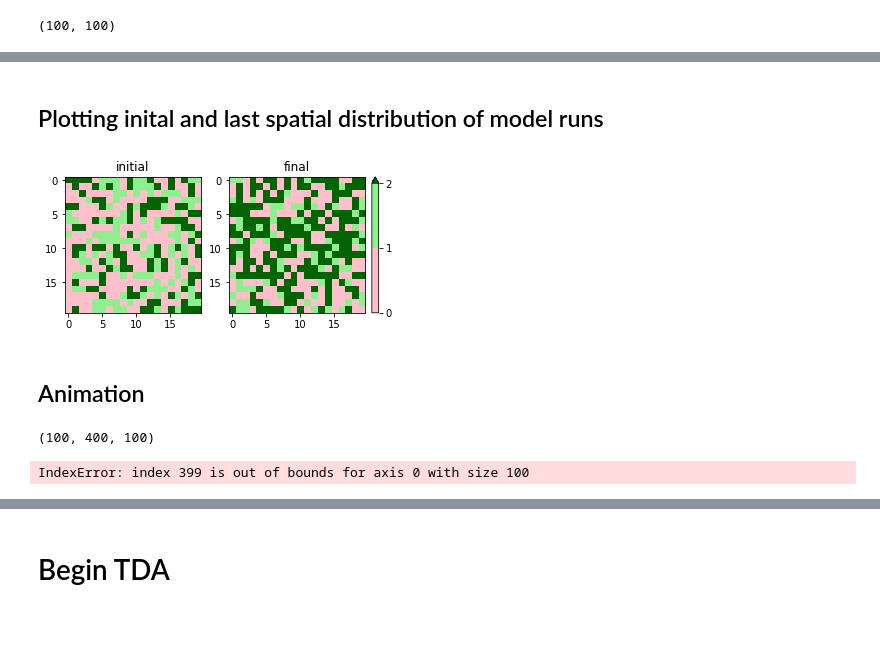
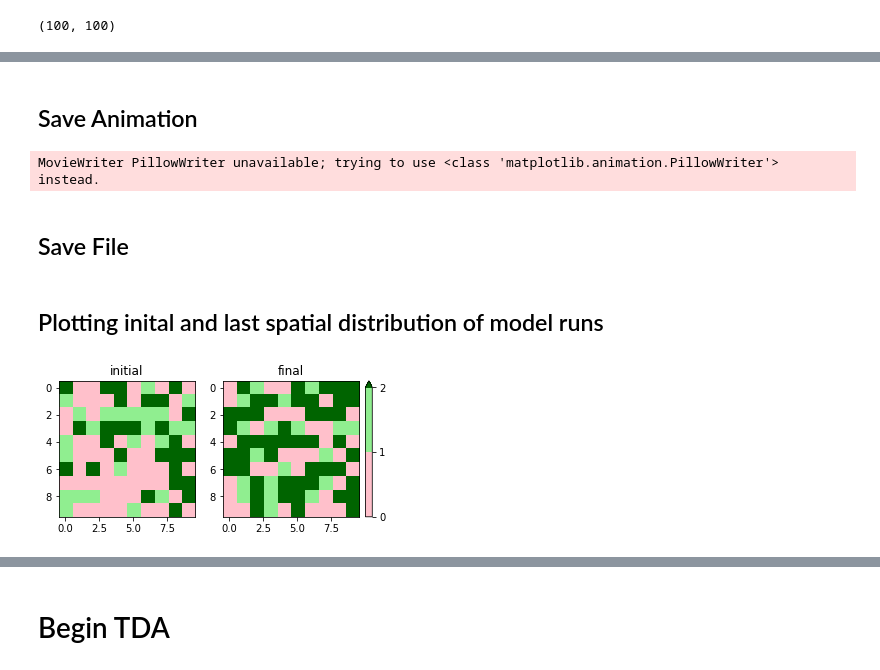
Before and after one commit to rneuhausler/coralModel-analyses, a Jupyter notebook: scripts/coralModelTDA.ipynb, the cells around one changed output, grey strips where cells are left out. Saved outputs shown, nothing was run; the diff lists cells and outputs as text; code cells hidden in the pictures; blank space fills up the shorter version.

```diff
--- a/scripts/coralModelTDA.ipynb
+++ b/scripts/coralModelTDA.ipynb
@@ -87,28 +78,0 @@ types = np.zeros((NumberOfRuns, NumberOfNodes, NumberOfSimulations))
-# %%
-length = 10
-width = 10
-
-for s in range(0,NumberOfSimulations):
-
-#Generate square 8x8 reef with randomly assigned types
-#0 = Coral, 1 = Turf, 2 = Algae
-    Moorea = Reef()
-    count = 0
-    for i in range(0,length):
-        for j in range(0, width):
-            U = np.random.choice([0,1,2],
-                                 p=[coralPercent, turfPercent, algaePercent])
-            node = Organism(type=U, location=[i,j], ID=count)
-            Moorea.append(node)
-            count = count + 1
-    Moorea.generateGraph()
-    #NumberOfNodes = count
-
-#Run model
-    for n in range(0,NumberOfRuns):
-        for i,val in enumerate(Moorea.nodes):
-            types[n,i,s] = Moorea.nodes[i].type
-        coralCount[n,s] = np.count_nonzero(types[n,:,s] == 0)
-        turfCount[n,s] = np.count_nonzero(types[n,:,s] == 1)
-        algaeCount[n,s] = np.count_nonzero(types[n,:,s] == 2)
-        Moorea.roll(r=r, d=d, a=a, g=g, y=y, dt=dt)
@@ -200,3 +178,9 @@ ani = animation.ArtistAnimation(fig, img, interval=200, blit=True, repeat_delay=
+# %% [markdown]
+## Save Animation
 # %%
 ## save animation
-ani.save('./sim53_highcoral2020.gif', writer='imagemagick', fps=5)
+ani.save('./71.gif', writer='PillowWriter', fps=5)
+# %% [output]
+MovieWriter PillowWriter unavailable; trying to use <class 'matplotlib.animation.PillowWriter'> instead.
+# %% [markdown]
+## Save File
@@ -205,14 +191,9 @@ ani.save('./sim53_highcoral2020.gif', writer='imagemagick', fps=5)
 # %%
 ##initial
 data1 = np.reshape(types[0,:,0], (-1, rows))
 ##final
 data2 = np.reshape(types[NumberOfRuns-1,:,0], (-1, rows))
 ##plot
 tl.initialFinal(data1=data1, data2=data2)
-
-
-np.savetxt("modelOutput_shifting_Equal_4040.csv", np.reshape(types[i,:,1], (-1, rows)), delimiter=",")
 # %% [output]
-[figure, old version]
+[figure, new version]
-# %% [markdown]
-## Animation
@@ -225,8 +199,0 @@ from IPython.display import HTML
-# %%
-types.shape
-# %% [output]
-(100, 400, 100)
-# %%
-np.reshape(types[,:,1], (-1, rows))
-# %% [output]
-IndexError: index 399 is out of bounds for axis 0 with size 100
```
Also changed, not shown: parts of 39 cells of this notebook, 6 other files.
